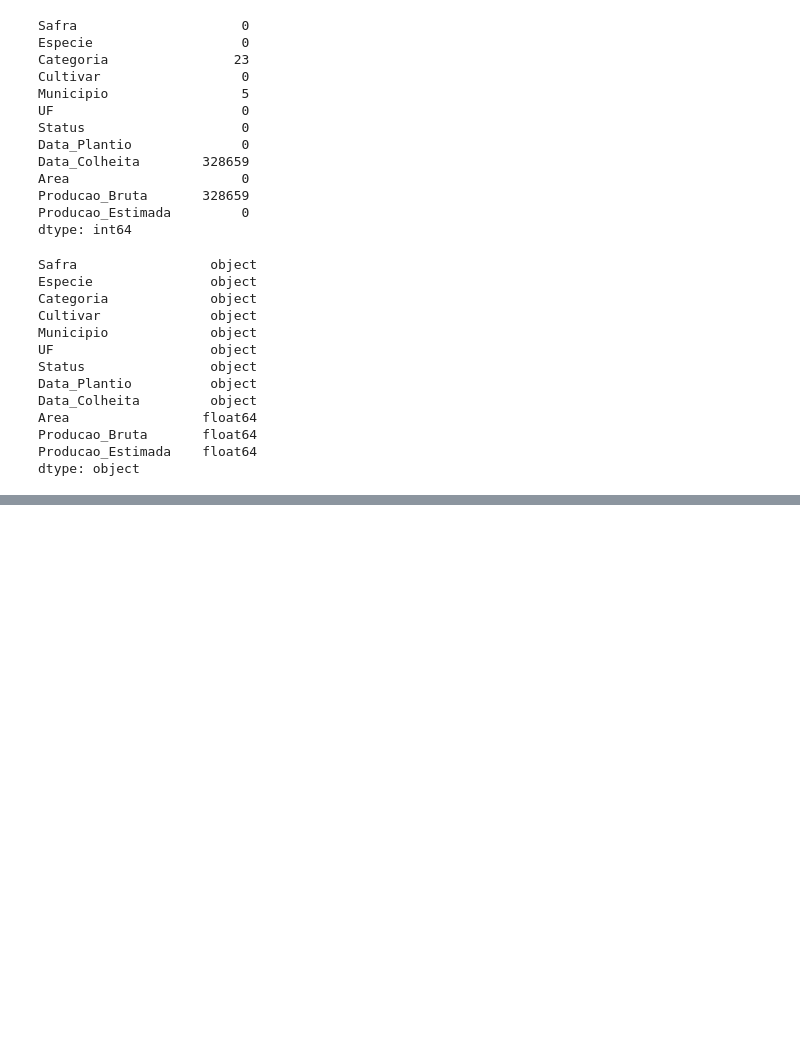
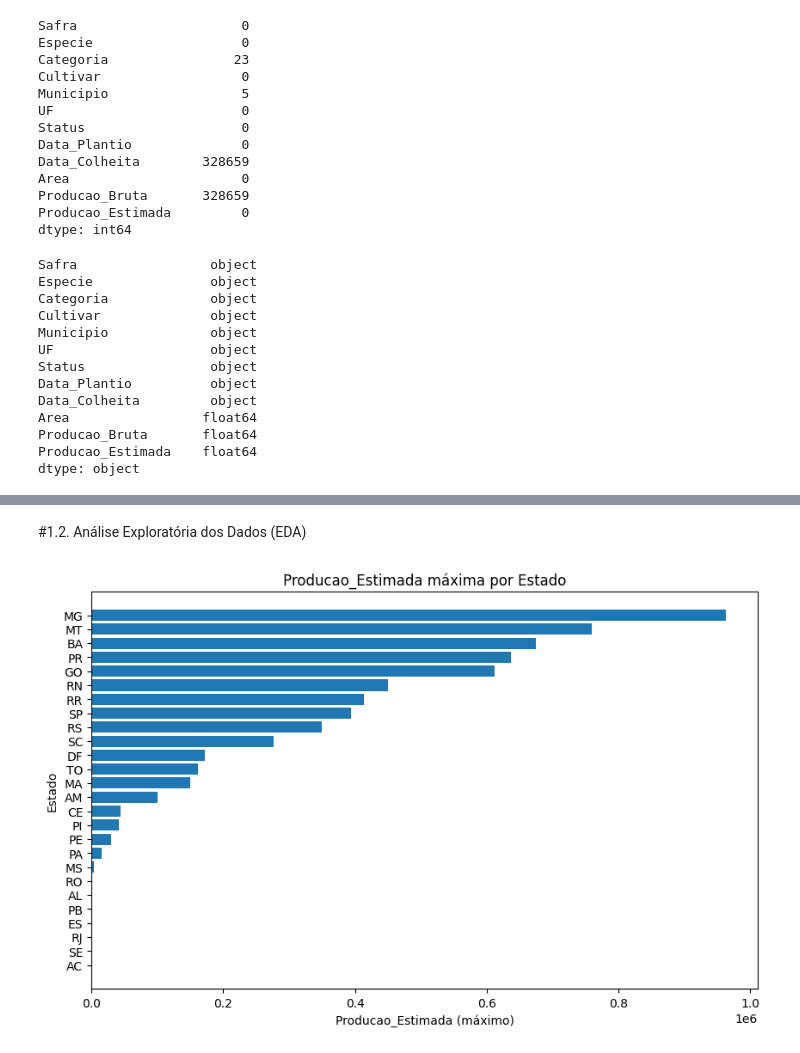
Before and after one commit to eduardomatoss/gs-auto-ml, a Jupyter notebook: model/gs_data_model.ipynb, the cells around one changed output, grey strips where cells are left out. Cells and saved outputs as stored; diff of their text form; code cells hidden in the pictures; blank space fills up the shorter version.

```diff
--- a/model/gs_data_model.ipynb
+++ b/model/gs_data_model.ipynb
@@ -132,0 +160,2 @@ dtype: object
+# %%
+df['Categoria'].replace(np.nan, 'Outro', inplace=True)
@@ -132,0 +192,5 @@ dtype: object
+# %%
+df.loc[(df['Municipio'].isna()) & (df['UF'] == 'DF'), 'Municipio'] = 'Brasília'
+df.loc[(df['Municipio'].isna()) & (df['UF'] == 'SP'), 'Municipio'] = 'Itapeva'
+df.loc[(df['Municipio'].isna()) & (df['UF'] == 'RS'), 'Municipio'] = 'São Luiz Gonzaga'
+df.loc[(df['Municipio'].isna()) & (df['UF'] == 'GO'), 'Municipio'] = 'Cristalina'
@@ -132,0 +210,20 @@ dtype: object
+# %%
+day_all = []
+month_all = []
+year_all = []
+
+for data in df['Data_Plantio']:
+  day, month, year = data.split('/')
+  day_all.append(day)
+  month_all.append(month)
+  year_all.append(year)
+
+df['Dia_Plantio'] = day_all
+df['Mes_Plantio'] = month_all
+df['Ano_Plantio'] = year_all
+
+df['Dia_Plantio'] = df['Dia_Plantio'].astype(float)
+df['Mes_Plantio'] = df['Mes_Plantio'].astype(float)
+df['Ano_Plantio'] = df['Ano_Plantio'].astype(float)
+# %%
+df.drop(columns='Data_Plantio', inplace=True)
@@ -132,0 +251,2 @@ dtype: object
+# %% [markdown]
+#1.2. Análise Exploratória dos Dados (EDA)
@@ -132,0 +255,12 @@ dtype: object
+# %%
+max_producao_estimada = df.groupby('UF')['Producao_Estimada'].max().sort_values(ascending=True)
+
+plt.figure(figsize=(10, 6))
+plt.barh(max_producao_estimada.index, max_producao_estimada.values)
+plt.xlabel('Producao_Estimada (máximo)')
+plt.ylabel('Estado')
+plt.title('Producao_Estimada máxima por Estado')
+
+plt.show()
+# %% [output]
+[figure, added]
```
Also changed, not shown: parts of 28 cells of this notebook, 1 other file.
